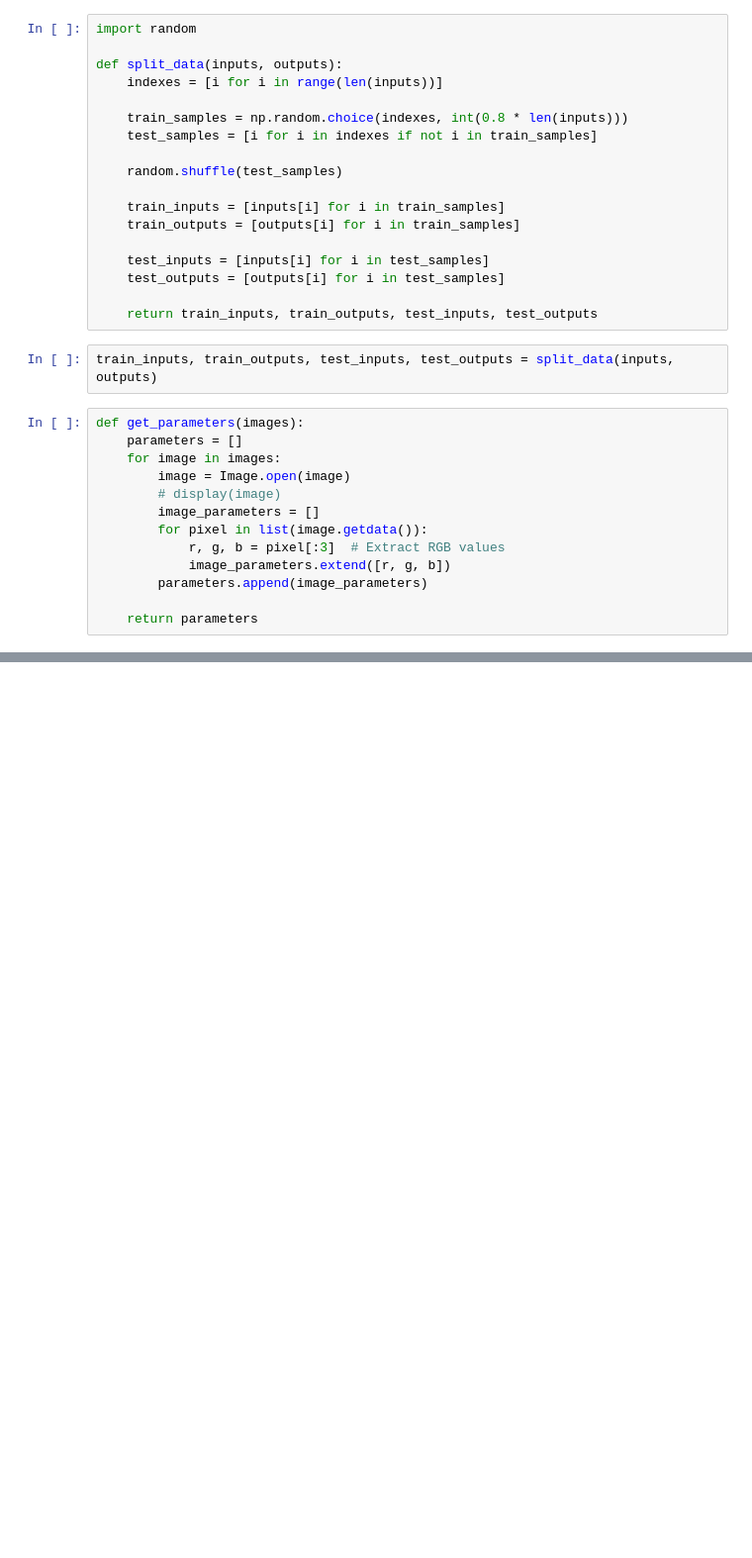
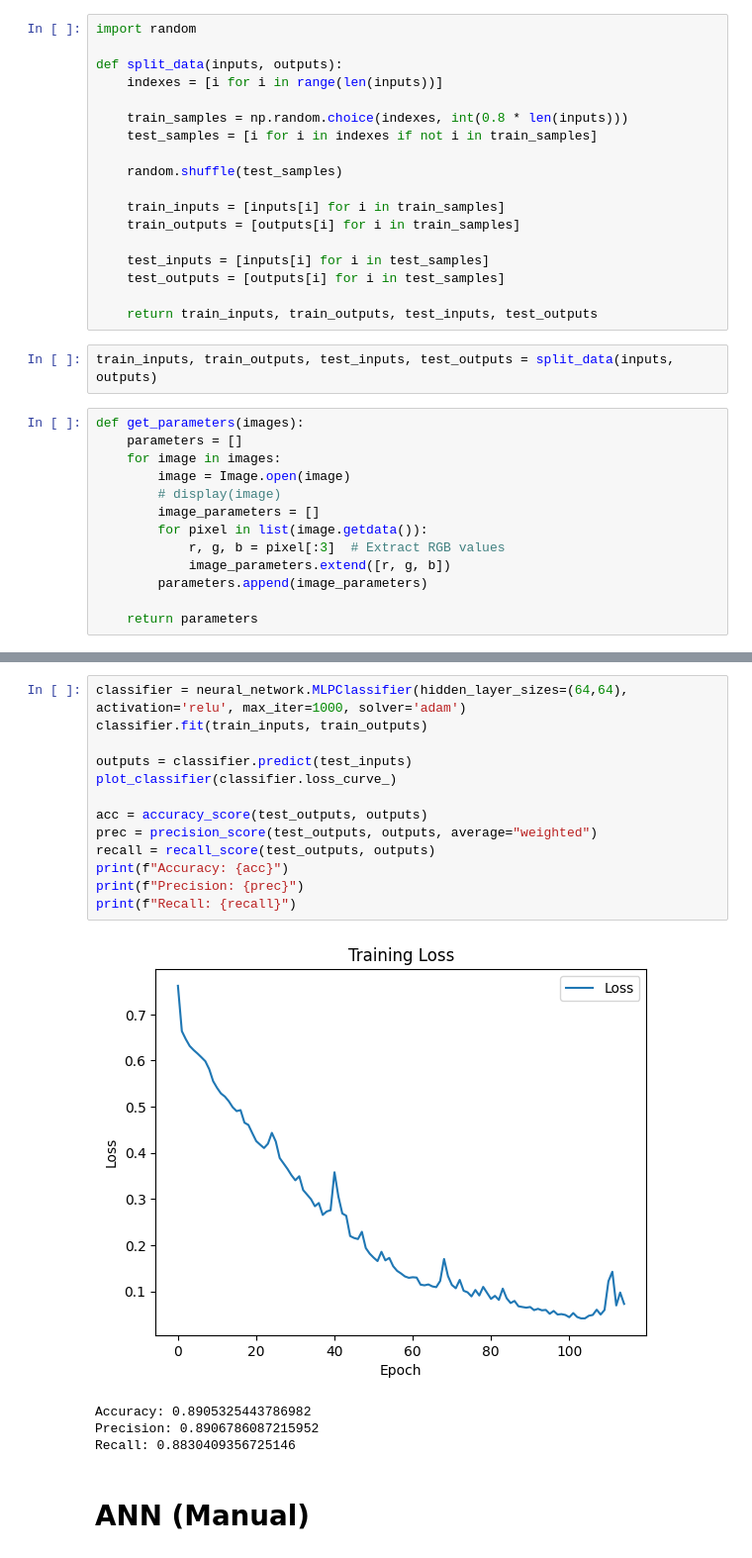
Before and after one commit to RegusAl/UBB, a Jupyter notebook: Semestrul 4/Inteligenta Artificiala/Laboratoare/Lab 7/lab7.ipynb, the cells around one changed output, grey strips where cells are left out. Shown: that part at 99% size. Drawn from its saved outputs; the diff is of its cells as text; blank space fills up the shorter version.

```diff
--- a/Semestrul 4/Inteligenta Artificiala/Laboratoare/Lab 7/lab7.ipynb
+++ b/Semestrul 4/Inteligenta Artificiala/Laboratoare/Lab 7/lab7.ipynb
@@ -188,0 +172,20 @@ Recall: 0.8979591836734694
+# %%
+classifier = neural_network.MLPClassifier(hidden_layer_sizes=(64,64), activation='relu', max_iter=1000, solver='adam')
+classifier.fit(train_inputs, train_outputs)
+
+outputs = classifier.predict(test_inputs)
+plot_classifier(classifier.loss_curve_)
+
+acc = accuracy_score(test_outputs, outputs)
+prec = precision_score(test_outputs, outputs, average="weighted")
+recall = recall_score(test_outputs, outputs)
+print(f"Accuracy: {acc}")
+print(f"Precision: {prec}")
+print(f"Recall: {recall}")
+# %% [output]
+[figure, added]
+Accuracy: 0.8905325443786982
+Precision: 0.8906786087215952
+Recall: 0.8830409356725146
+# %% [markdown]
+# ANN (Manual)
```
Also changed, not shown: parts of 14 cells of this notebook.
